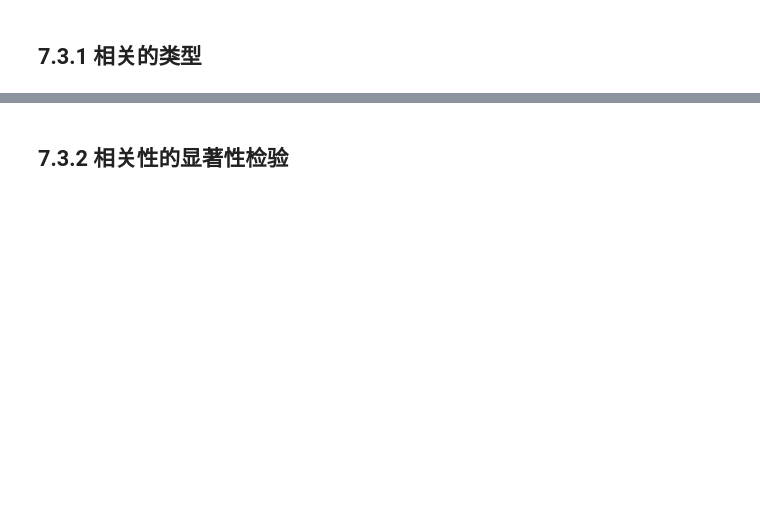
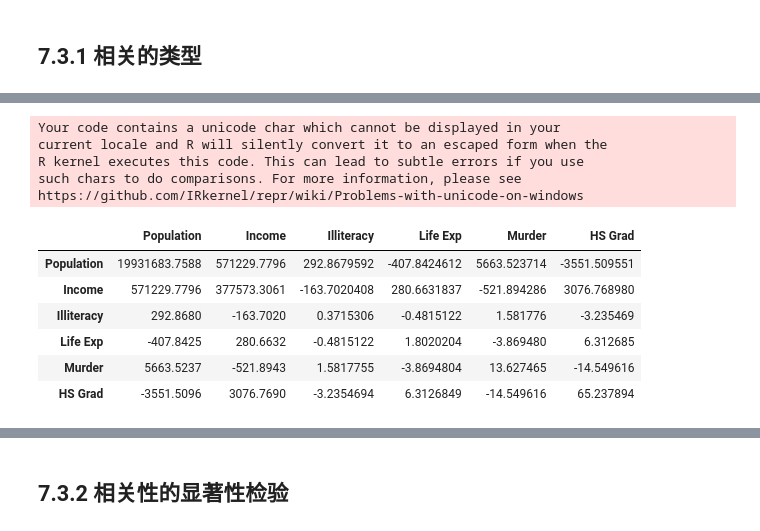
Before and after one commit to xiaowei3223/R-learning, a Jupyter notebook: 7 基本统计分析.ipynb, the cells around one changed output, grey strips where cells are left out. Cells and saved outputs as stored; diff of their text form; code cells hidden in the pictures; blank space fills up the shorter version.

```diff
--- a/7 基本统计分析.ipynb
+++ b/7 基本统计分析.ipynb
@@ -314,0 +740,17 @@ Loading required package: grid
+# %%
+#协方差和相关系数
+states <- state.x77[,1:6]
+cov(states) #计算方差和协方差
+# %% [output]
+Your code contains a unicode char which cannot be displayed in your
+current locale and R will silently convert it to an escaped form when the
+R kernel executes this code. This can lead to subtle errors if you use
+such chars to do comparisons. For more information, please see
+https://github.com/IRkernel/repr/wiki/Problems-with-unicode-on-windows
+|  | Population | Income | Illiteracy | Life Exp | Murder | HS Grad |
+| Population | 19931683.7588 | 571229.7796 | 292.8679592 | -407.8424612 | 5663.523714 | -3551.509551 |
+| Income | 571229.7796 | 377573.3061 | -163.7020408 | 280.6631837 | -521.894286 | 3076.768980 |
+| Illiteracy | 292.8680 | -163.7020 | 0.3715306 | -0.4815122 | 1.581776 | -3.235469 |
+| Life Exp | -407.8425 | 280.6632 | -0.4815122 | 1.8020204 | -3.869480 | 6.312685 |
+| Murder | 5663.5237 | -521.8943 | 1.5817755 | -3.8694804 | 13.627465 | -14.549616 |
+| HS Grad | -3551.5096 | 3076.7690 | -3.2354694 | 6.3126849 | -14.549616 | 65.237894 |
```
Also changed, not shown: parts of 76 cells of this notebook, 2 other files.
